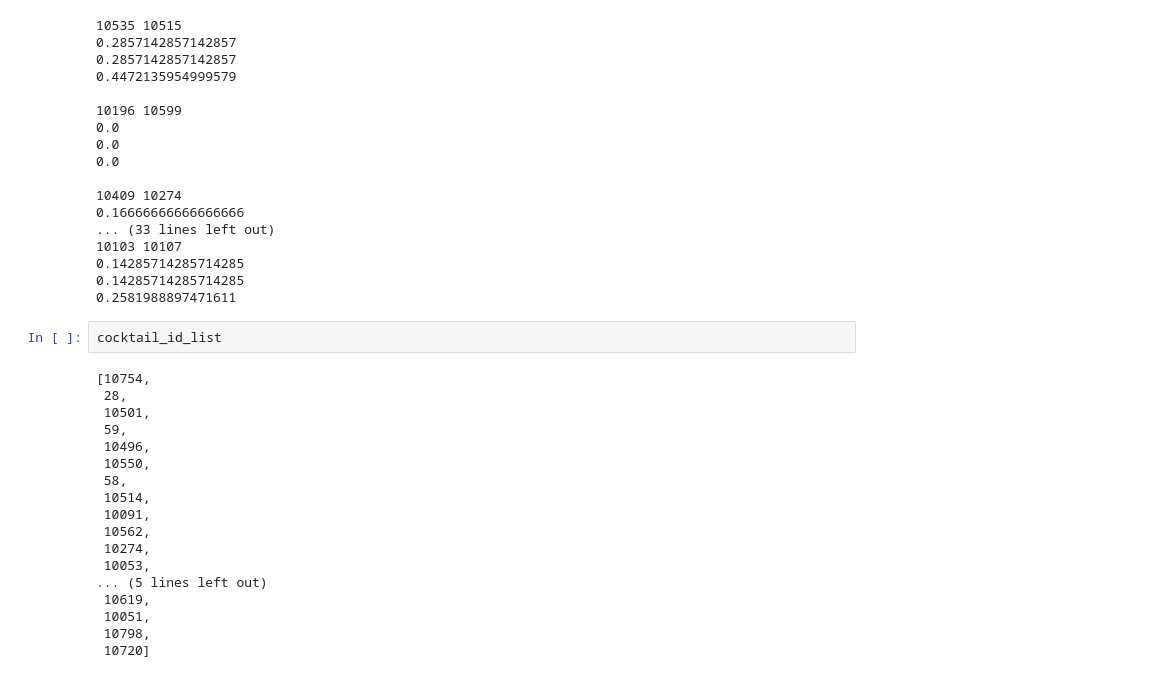
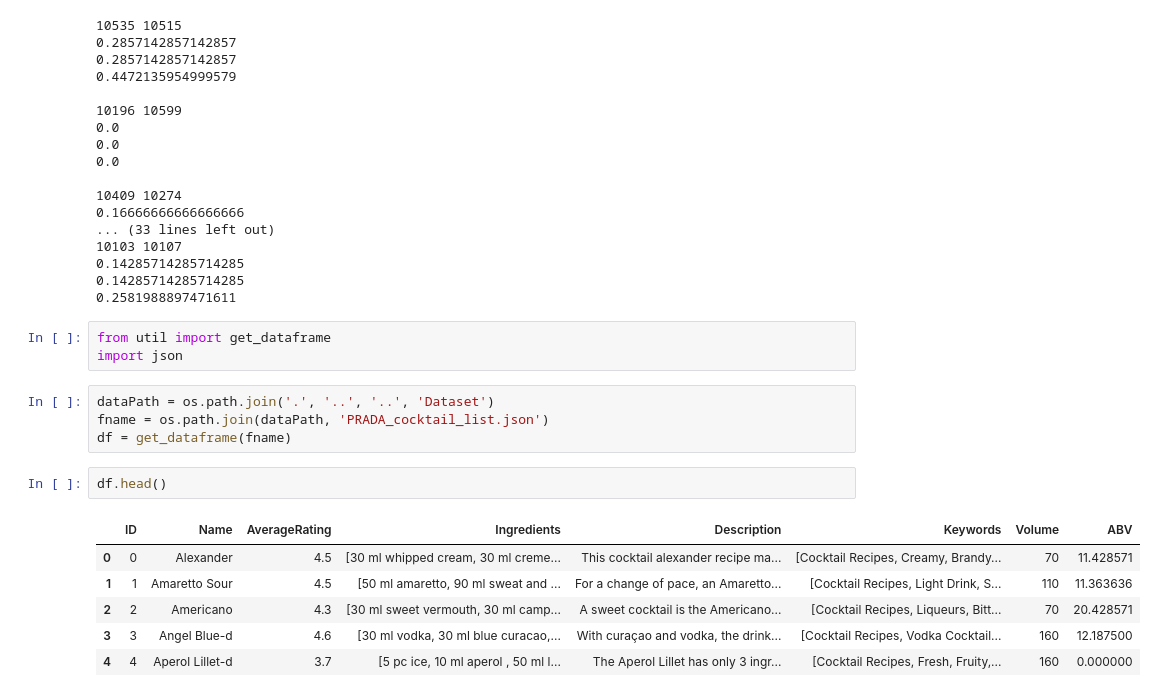
Before and after one commit to PRADA-1541/PRADA_AI, a Jupyter notebook: Codes/Model/data.ipynb, the cells around one changed output. Saved outputs shown, nothing was run; the diff lists cells and outputs as text.

```diff
--- a/Codes/Model/data.ipynb
+++ b/Codes/Model/data.ipynb
@@ -646,23 +647,19 @@ for i in range(10):
 0.14285714285714285
 0.14285714285714285
 0.2581988897471611
-# %%
-cocktail_id_list
-# %% [output]
-[10754,
- 28,
- 10501,
- 59,
- 10496,
- 10550,
- 58,
- 10514,
- 10091,
- 10562,
- 10274,
- 10053,
-... (5 lines left out)
- 10619,
- 10051,
- 10798,
- 10720]
+# %%
+from util import get_dataframe
+import json
+# %%
+dataPath = os.path.join('.', '..', '..', 'Dataset')
+fname = os.path.join(dataPath, 'PRADA_cocktail_list.json')
+df = get_dataframe(fname)
+# %%
+df.head()
+# %% [output]
+|  | ID | Name | AverageRating | Ingredients | Description | Keywords | Volume | ABV |
+| 0 | 0 | Alexander | 4.5 | [30 ml whipped cream, 30 ml creme... | This cocktail alexander recipe ma... | [Cocktail Recipes, Creamy, Brandy... | 70 | 11.428571 |
+| 1 | 1 | Amaretto Sour | 4.5 | [50 ml amaretto, 90 ml sweat and ... | For a change of pace, an Amaretto... | [Cocktail Recipes, Light Drink, S... | 110 | 11.363636 |
+| 2 | 2 | Americano | 4.3 | [30 ml sweet vermouth, 30 ml camp... | A sweet cocktail is the Americano... | [Cocktail Recipes, Liqueurs, Bitt... | 70 | 20.428571 |
+| 3 | 3 | Angel Blue-d | 4.6 | [30 ml vodka, 30 ml blue curacao,... | With curaçao and vodka, the drink... | [Cocktail Recipes, Vodka Cocktail... | 160 | 12.187500 |
+| 4 | 4 | Aperol Lillet-d | 3.7 | [5 pc ice, 10 ml aperol , 50 ml l... | The Aperol Lillet has only 3 ingr... | [Cocktail Recipes, Fresh, Fruity,... | 160 | 0.000000 |
```
Also changed, not shown: parts of 3 cells of this notebook, 2 other files.
